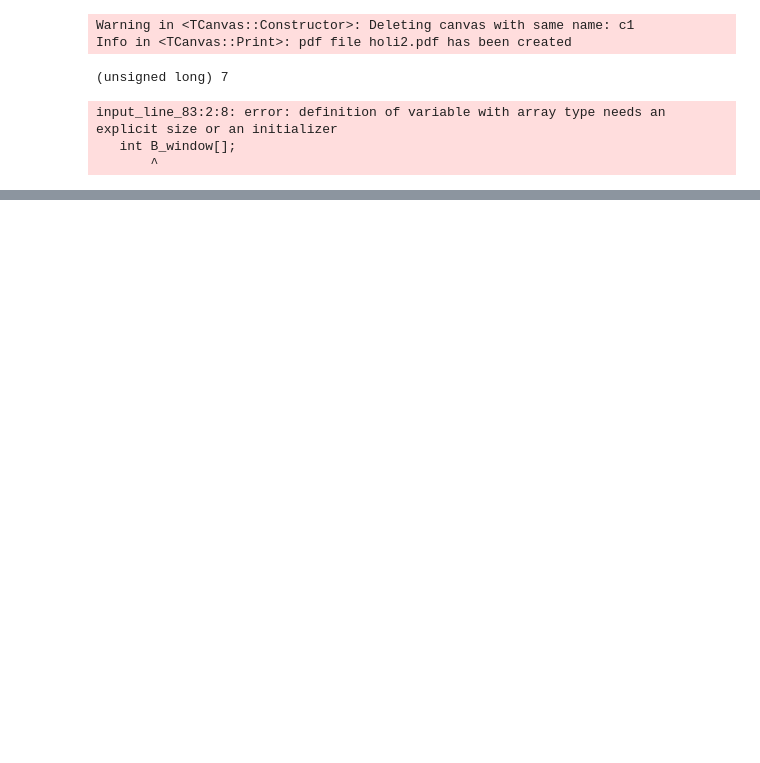
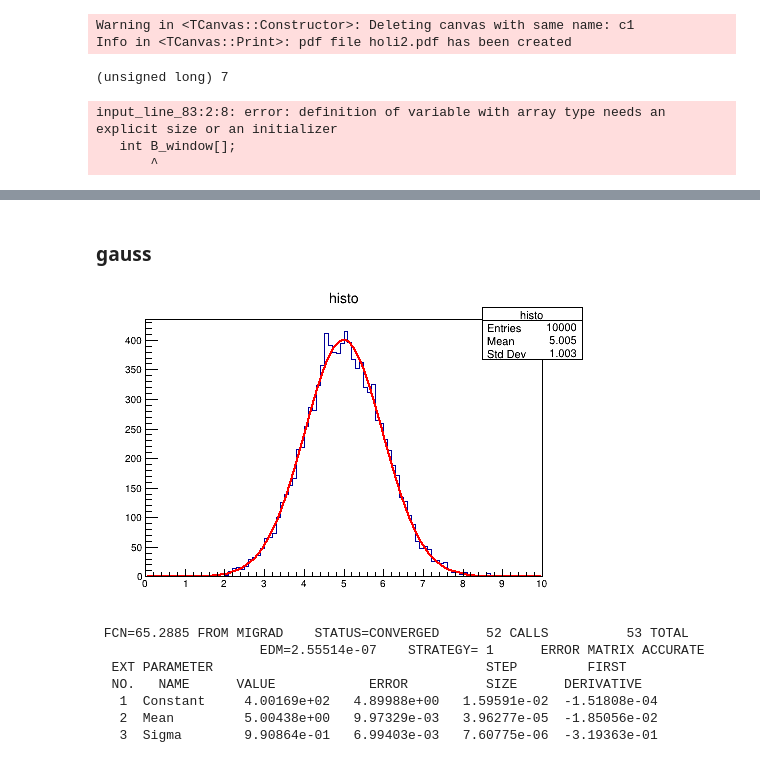
Before and after one commit to jjpereirab/B2HHH_2022_1, a Jupyter notebook: root_tools.ipynb, the cells around one changed output, grey strips where cells are left out. Drawn from its saved outputs; the diff is of its cells as text; code cells hidden in the pictures; blank space fills up the shorter version.

```diff
--- a/root_tools.ipynb
+++ b/root_tools.ipynb
@@ -436,0 +479,15 @@ input_line_83:2:8: error: definition of variable with array type needs an explic
+# %% [markdown]
+### gauss
+# %%
+TCanvas *canvas = new TCanvas("Canvas","",500,350);
+histo->Fit("gaus");
+canvas->Draw();
+# %% [output]
+[figure, added]
+ FCN=65.2885 FROM MIGRAD    STATUS=CONVERGED      52 CALLS          53 TOTAL
+                     EDM=2.55514e-07    STRATEGY= 1      ERROR MATRIX ACCURATE
+  EXT PARAMETER                                   STEP         FIRST
+  NO.   NAME      VALUE            ERROR          SIZE      DERIVATIVE
+   1  Constant     4.00169e+02   4.89988e+00   1.59591e-02  -1.51808e-04
+   2  Mean         5.00438e+00   9.97329e-03   3.96277e-05  -1.85056e-02
+   3  Sigma        9.90864e-01   6.99403e-03   7.60775e-06  -3.19363e-01
```
Also changed, not shown: parts of 29 cells of this notebook, 6 other files.
